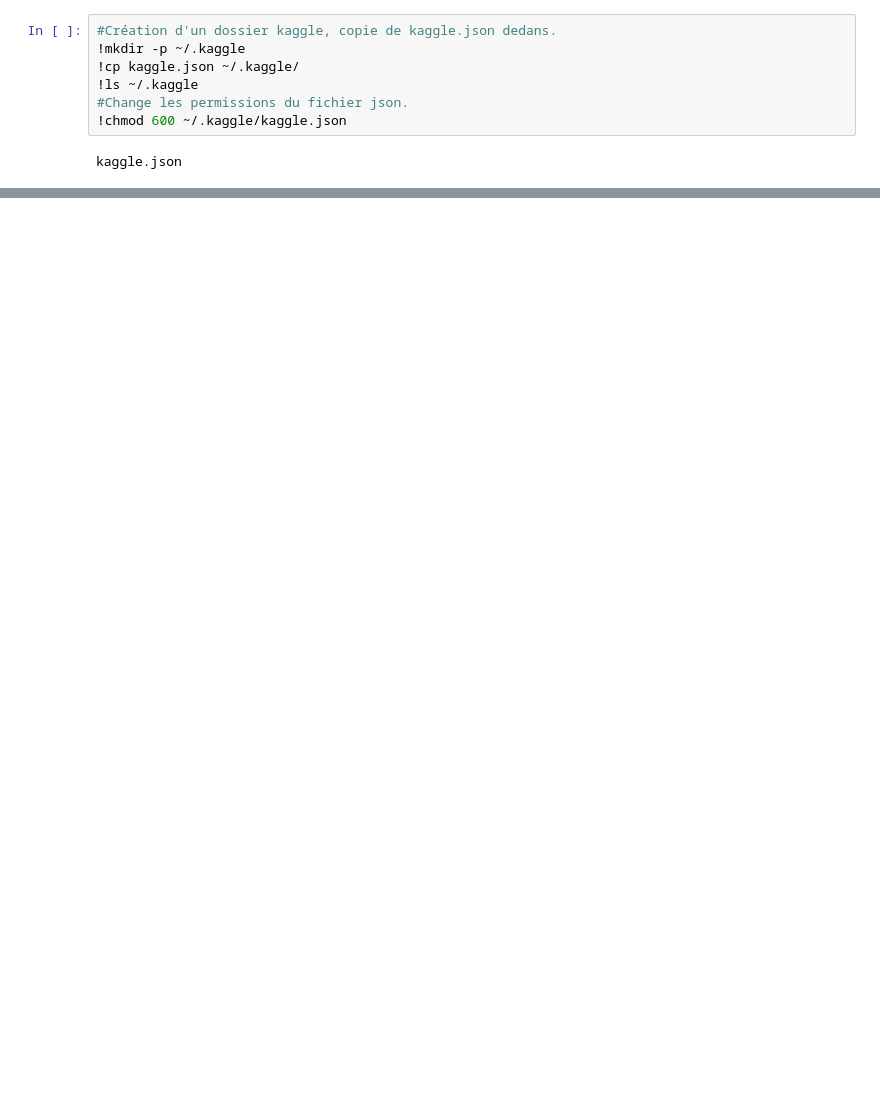
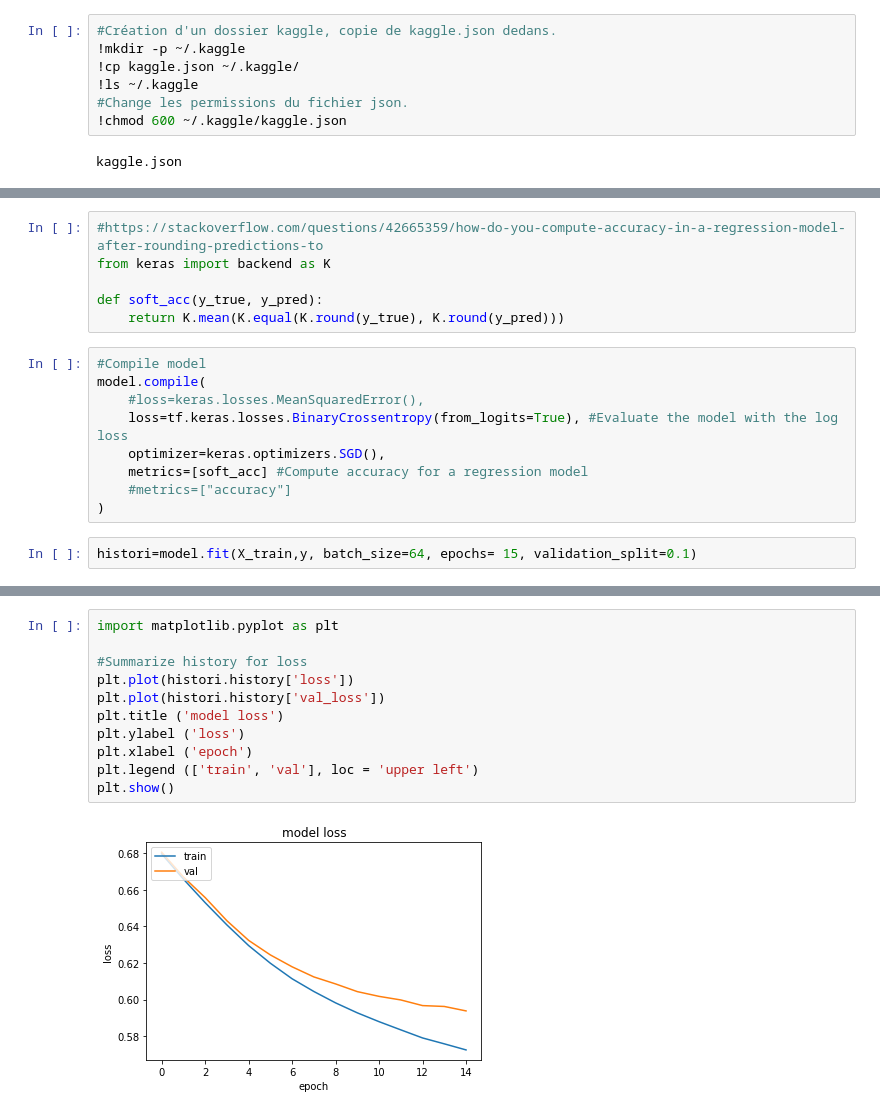
Before and after one commit to flotep/bioresponse, a Jupyter notebook: bioresponse.ipynb, the cells around one changed output, grey strips where cells are left out. Cells and saved outputs as stored; diff of their text form; blank space fills up the shorter version.

```diff
--- a/bioresponse.ipynb
+++ b/bioresponse.ipynb
@@ -77,0 +142,17 @@ print(X_submission[0]) #test= 2501 molécules, 1776 colonnes (chaque colonne = 1
+# %%
+#https://stackoverflow.com/questions/42665359/how-do-you-compute-accuracy-in-a-regression-model-after-rounding-predictions-to
+from keras import backend as K
+
+def soft_acc(y_true, y_pred):
+    return K.mean(K.equal(K.round(y_true), K.round(y_pred)))
+# %%
+#Compile model
+model.compile(
+    #loss=keras.losses.MeanSquaredError(),
+    loss=tf.keras.losses.BinaryCrossentropy(from_logits=True), #Evaluate the model with the log loss
+    optimizer=keras.optimizers.SGD(),
+    metrics=[soft_acc] #Compute accuracy for a regression model
+    #metrics=["accuracy"]
+)
+# %%
+histori=model.fit(X_train,y, batch_size=64, epochs= 15, validation_split=0.1)
@@ -77,0 +177,13 @@ print(X_submission[0]) #test= 2501 molécules, 1776 colonnes (chaque colonne = 1
+# %%
+import matplotlib.pyplot as plt
+
+#Summarize history for loss
+plt.plot(histori.history['loss'])
+plt.plot(histori.history['val_loss'])
+plt.title ('model loss')
+plt.ylabel ('loss')
+plt.xlabel ('epoch')
+plt.legend (['train', 'val'], loc = 'upper left')
+plt.show()
+# %% [output]
+[figure, added]
```
Also changed, not shown: parts of 14 cells of this notebook.
